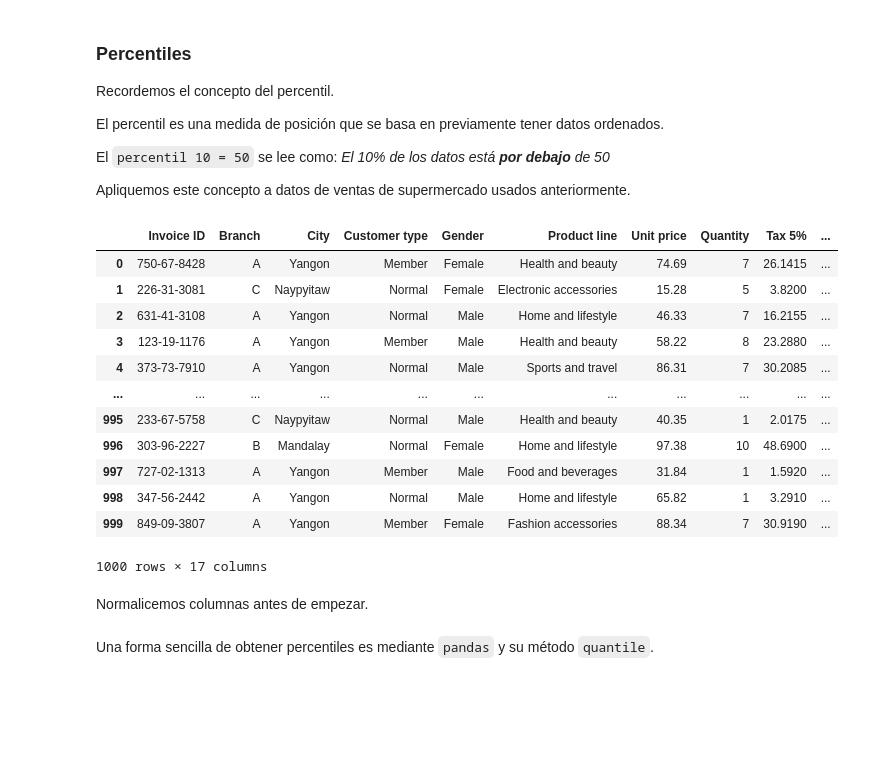
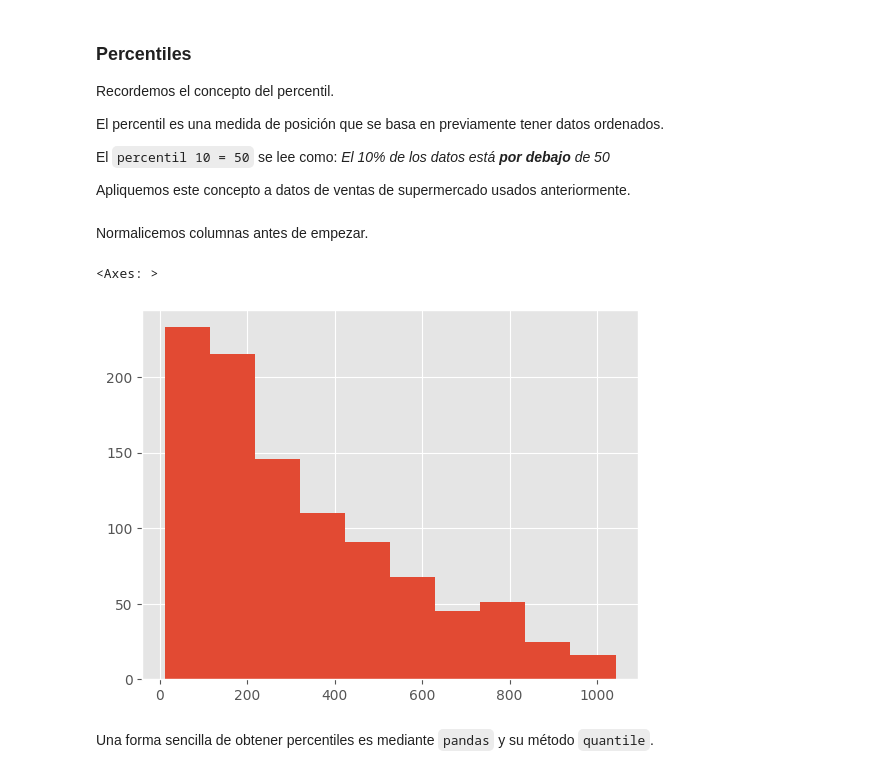
Before and after one commit to bielng/Data-Lab, a Jupyter notebook: 6,0_clase_012025.ipynb, the cells around one changed output. Drawn from its saved outputs; the diff is of its cells as text; code cells hidden in the pictures; blank space fills up the shorter version.

```diff
--- a/6,0_clase_012025.ipynb
+++ b/6,0_clase_012025.ipynb
@@ -82,23 +82,15 @@ Apliquemos este concepto a datos de ventas de supermercado usados anteriormente.
 df = pd.read_csv('supermarket_sales.csv')
 # %%
 df.head(5)
+df.columns = [c.lower().strip().replace(' ', '_').replace('%', '_percent') for c in df]
-# %% [output]
-|  | Invoice ID | Branch | City | Customer type | Gender | Product line | Unit price | Quantity | Tax 5% | ... |
-| 0 | 750-67-8428 | A | Yangon | Member | Female | Health and beauty | 74.69 | 7 | 26.1415 | ... |
-| 1 | 226-31-3081 | C | Naypyitaw | Normal | Female | Electronic accessories | 15.28 | 5 | 3.8200 | ... |
-| 2 | 631-41-3108 | A | Yangon | Normal | Male | Home and lifestyle | 46.33 | 7 | 16.2155 | ... |
-| 3 | 123-19-1176 | A | Yangon | Member | Male | Health and beauty | 58.22 | 8 | 23.2880 | ... |
-| 4 | 373-73-7910 | A | Yangon | Normal | Male | Sports and travel | 86.31 | 7 | 30.2085 | ... |
-| ... | ... | ... | ... | ... | ... | ... | ... | ... | ... | ... |
-| 995 | 233-67-5758 | C | Naypyitaw | Normal | Male | Health and beauty | 40.35 | 1 | 2.0175 | ... |
-| 996 | 303-96-2227 | B | Mandalay | Normal | Female | Home and lifestyle | 97.38 | 10 | 48.6900 | ... |
-| 997 | 727-02-1313 | A | Yangon | Member | Male | Food and beverages | 31.84 | 1 | 1.5920 | ... |
-| 998 | 347-56-2442 | A | Yangon | Normal | Male | Home and lifestyle | 65.82 | 1 | 3.2910 | ... |
-| 999 | 849-09-3807 | A | Yangon | Member | Female | Fashion accessories | 88.34 | 7 | 30.9190 | ... |
-1000 rows × 17 columns
 # %% [markdown]
 Normalicemos columnas antes de empezar.
 # %%
 variable = 'total'
+# %%
+df[variable].hist()
+# %% [output]
+<Axes: >
+[figure, added]
 # %% [markdown]
 Una forma sencilla de obtener percentiles es mediante `pandas` y su método `quantile`.
```
Also changed, not shown: parts of 4 cells of this notebook.
